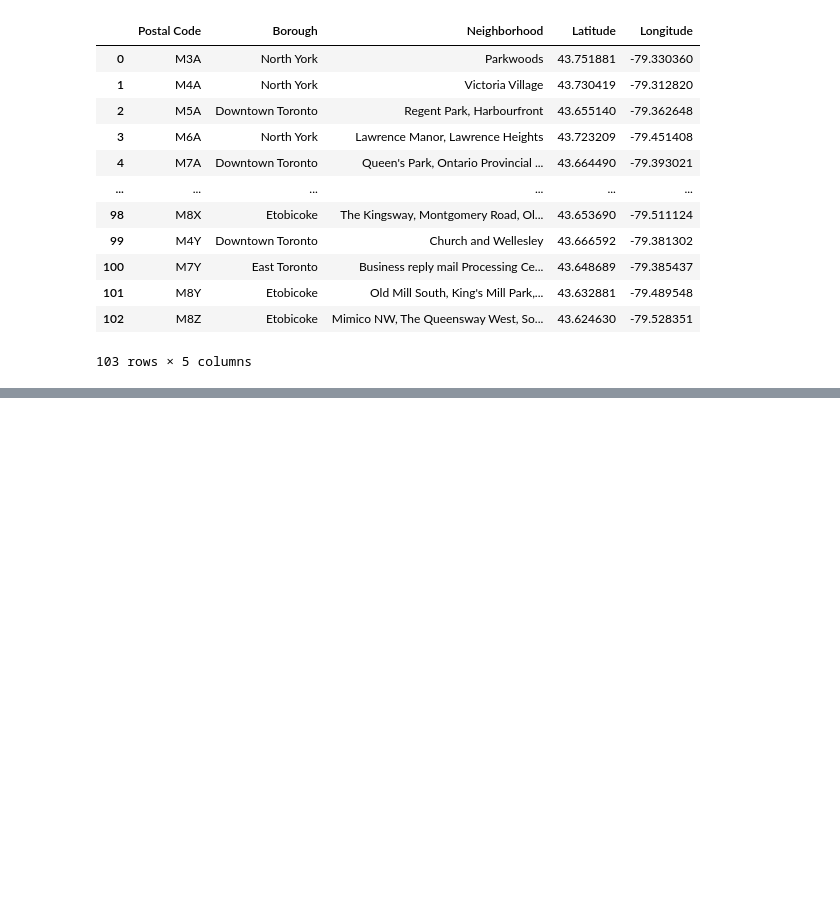
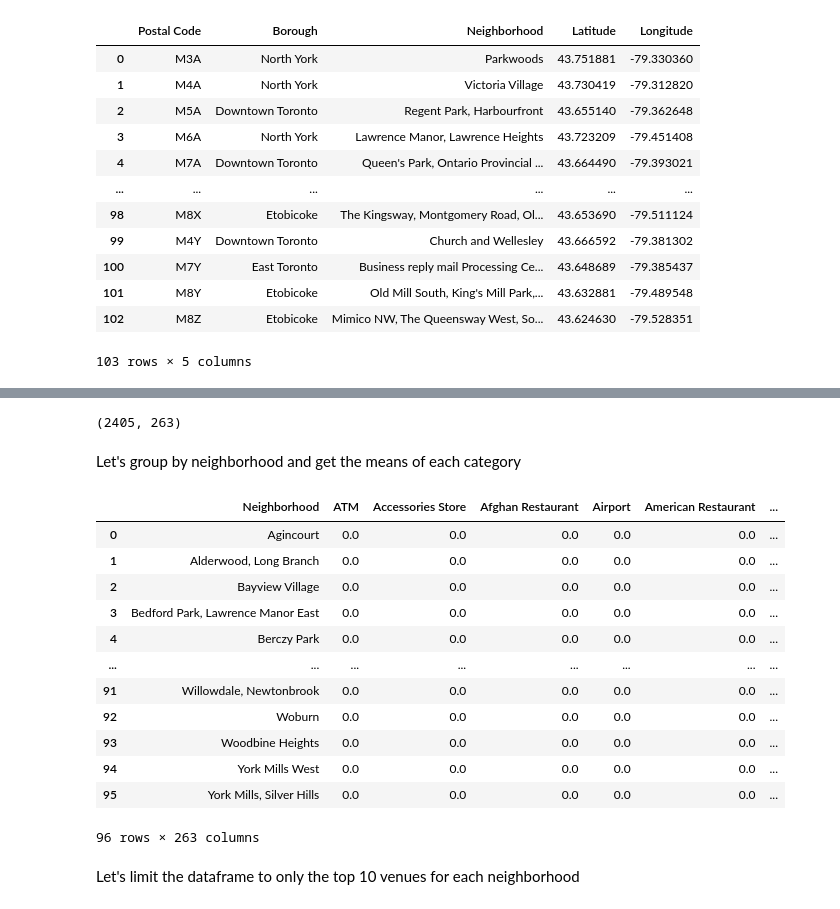
Before and after one commit to potato-bit/Coursera_Capstone, a Jupyter notebook: Toronto_Neighborhood_Clustering.ipynb, the cells around one changed output, grey strips where cells are left out. Drawn from its saved outputs; the diff is of its cells as text; code cells hidden in the pictures; blank space fills up the shorter version.

```diff
--- a/Toronto_Neighborhood_Clustering.ipynb
+++ b/Toronto_Neighborhood_Clustering.ipynb
@@ -140,0 +166,8 @@ df
+# %%
+CLIENT_ID = 'DL5GYQMRSFCW3SIQZXTRSII0AYDVFS45U2H4WJJFFPPNZHTJ'
+CLIENT_SECRET = 'TG1TYEHYIDNJB2NL5TBG2RVKTOOL1MXA0NZJIPM4XGIHI01N'
+VERSION = '20180605'
+
+print('''Your credentials:
+CLIENT_ID: %s
+ClIENT_SECRET: %s''' % (CLIENT_ID, CLIENT_SECRET))
@@ -140,0 +227,4 @@ df
+# %%
+toronto_venues = getNearbyVenues(names=df['Neighborhood'],
+                                 latitudes = df['Latitude'],
+                                 longitudes = df['Longitude'])
@@ -140,0 +310,12 @@ df
+# %%
+# one hot encoding
+toronto_dummy = pd.get_dummies(toronto_venues[['Venue Category']], prefix="", prefix_sep="")
+
+# add neighborhood column back to dataframe
+toronto_dummy['Neighborhood'] = toronto_venues['Neighborhood']
+
+# move neighborhood column to the first column
+first = toronto_dummy['Neighborhood']
+toronto_dummy.drop(['Neighborhood'], axis=1, inplace=True)
+toronto_dummy.insert(0, 'Neighborhood', first)
+toronto_dummy.head()
@@ -140,0 +330,25 @@ df
+# %%
+toronto_dummy.shape
+# %% [output]
+(2405, 263)
+# %% [markdown]
+Let's group by neighborhood and get the means of each category
+# %%
+toronto_dummy = toronto_dummy.groupby('Neighborhood').mean().reset_index()
+toronto_dummy
+# %% [output]
+|  | Neighborhood | ATM | Accessories Store | Afghan Restaurant | Airport | American Restaurant | ... |
+| 0 | Agincourt | 0.0 | 0.0 | 0.0 | 0.0 | 0.0 | ... |
+| 1 | Alderwood, Long Branch | 0.0 | 0.0 | 0.0 | 0.0 | 0.0 | ... |
+| 2 | Bayview Village | 0.0 | 0.0 | 0.0 | 0.0 | 0.0 | ... |
+| 3 | Bedford Park, Lawrence Manor East | 0.0 | 0.0 | 0.0 | 0.0 | 0.0 | ... |
+| 4 | Berczy Park | 0.0 | 0.0 | 0.0 | 0.0 | 0.0 | ... |
+| ... | ... | ... | ... | ... | ... | ... | ... |
+| 91 | Willowdale, Newtonbrook | 0.0 | 0.0 | 0.0 | 0.0 | 0.0 | ... |
+| 92 | Woburn | 0.0 | 0.0 | 0.0 | 0.0 | 0.0 | ... |
+| 93 | Woodbine Heights | 0.0 | 0.0 | 0.0 | 0.0 | 0.0 | ... |
+| 94 | York Mills West | 0.0 | 0.0 | 0.0 | 0.0 | 0.0 | ... |
+| 95 | York Mills, Silver Hills | 0.0 | 0.0 | 0.0 | 0.0 | 0.0 | ... |
+96 rows × 263 columns
+# %% [markdown]
+Let's limit the dataframe to only the top 10 venues for each neighborhood
```
Also changed, not shown: parts of 35 cells of this notebook.
